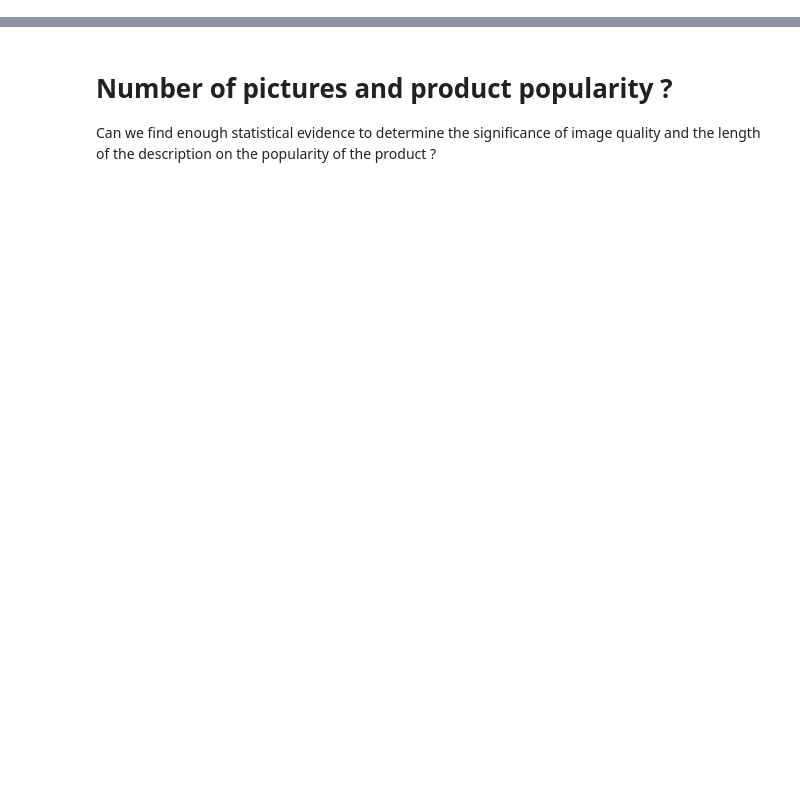
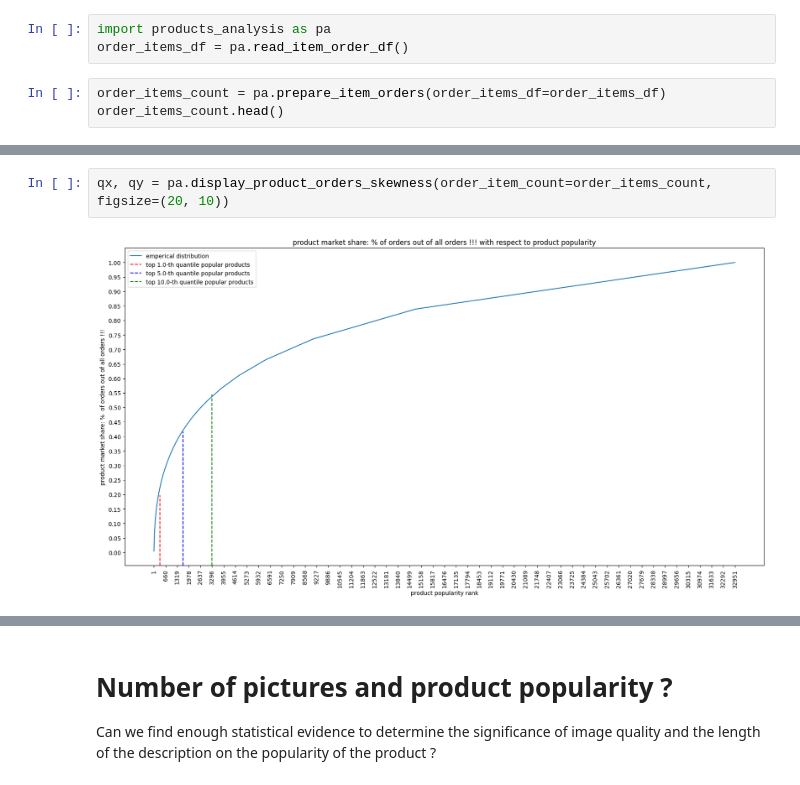
Before and after one commit to ayhem18/Ecommerce_case_study, a Jupyter notebook: data_analysis/products_earning.ipynb, the cells around one changed output, grey strips where cells are left out. Saved outputs shown, nothing was run; the diff lists cells and outputs as text; blank space fills up the shorter version.

Commit message:
rewrote products analysis

```diff
--- a/data_analysis/products_earning.ipynb
+++ b/data_analysis/products_earning.ipynb
@@ -76,0 +1,6 @@ len(top_products)
+# %%
+import products_analysis as pa
+order_items_df = pa.read_item_order_df()
+# %%
+order_items_count = pa.prepare_item_orders(order_items_df=order_items_df)
+order_items_count.head()
@@ -76,0 +14,4 @@ len(top_products)
+# %%
+qx, qy = pa.display_product_orders_skewness(order_item_count=order_items_count, figsize=(20, 10))
+# %% [output]
+[figure, added]
```
Also changed, not shown: parts of 30 cells of this notebook, 4 other files.
